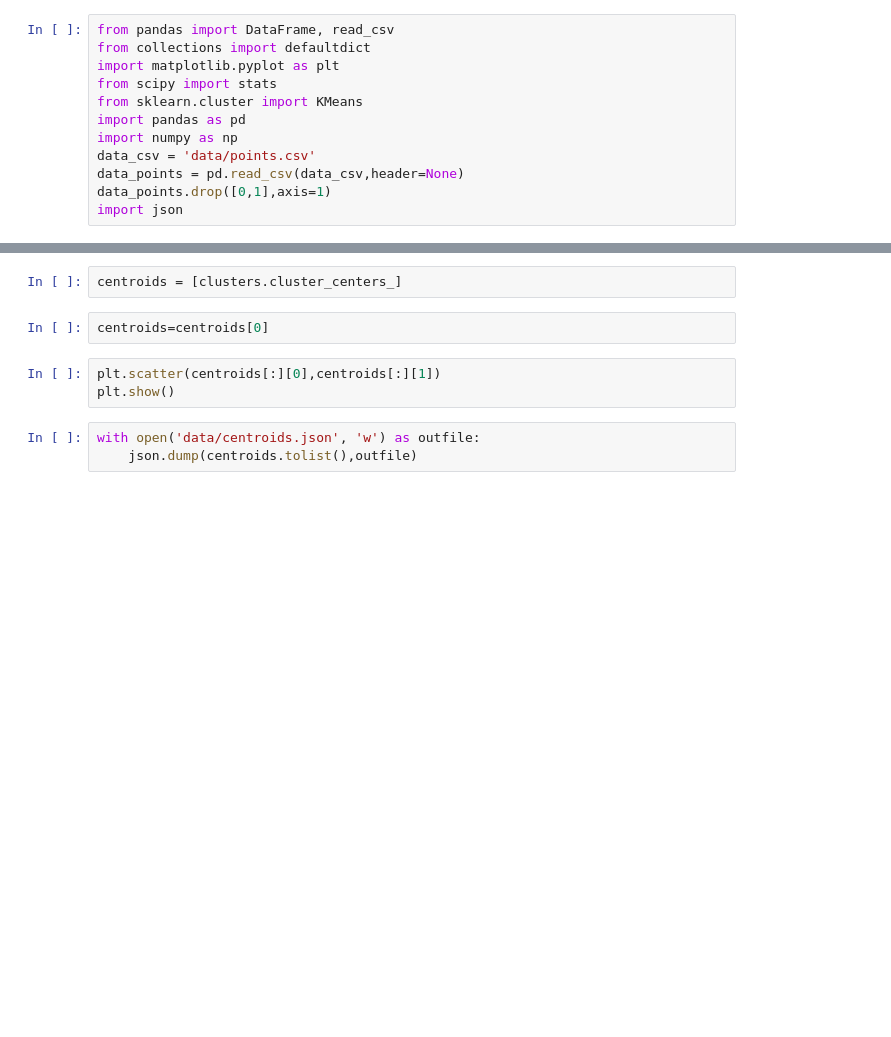
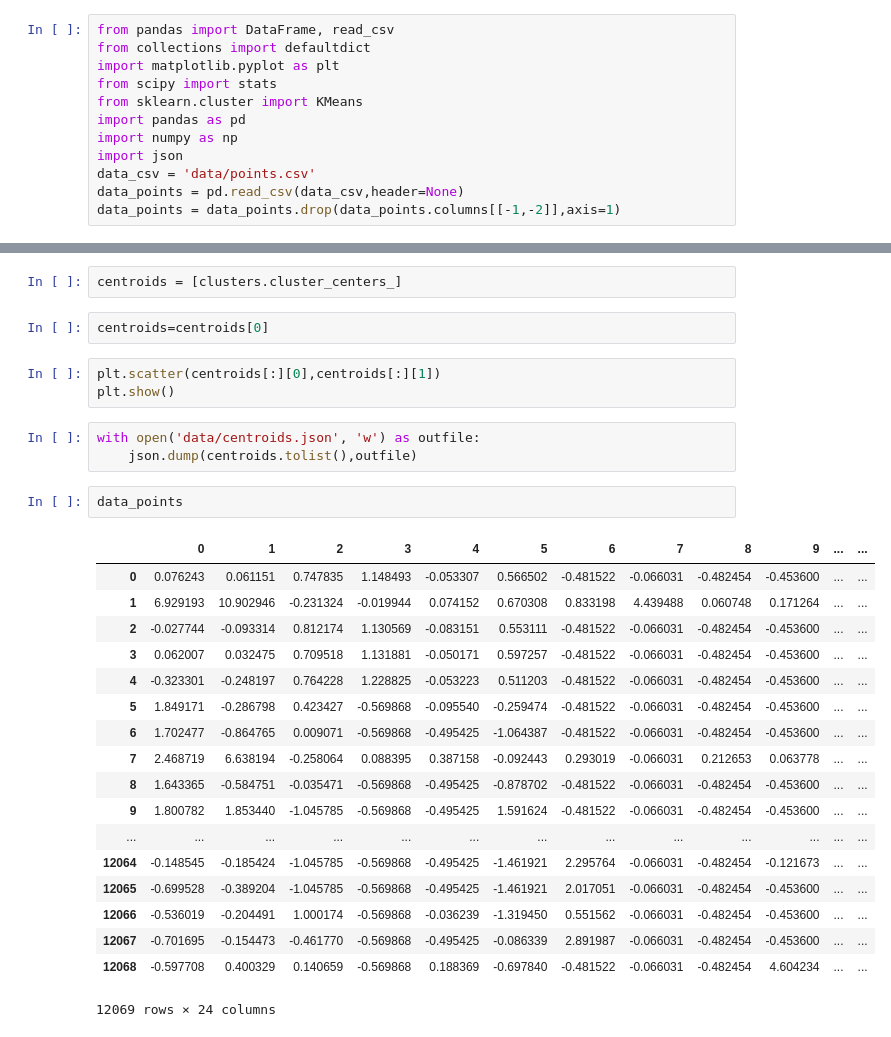
Before and after one commit to OneStone2/mcmc_growth, a Jupyter notebook: cluster.ipynb, the cells around one changed output, grey strips where cells are left out. Saved outputs shown, nothing was run; the diff lists cells and outputs as text; blank space fills up the shorter version.

```diff
--- a/cluster.ipynb
+++ b/cluster.ipynb
@@ -6,10 +6,10 @@ from scipy import stats
 from sklearn.cluster import KMeans
 import pandas as pd
 import numpy as np
+import json
 data_csv = 'data/points.csv'
 data_points = pd.read_csv(data_csv,header=None)
-data_points.drop([0,1],axis=1)
-import json
+data_points = data_points.drop(data_points.columns[[-1,-2]],axis=1)
 # %%
 weight = np.array([1.0]*len(data_points.columns))
 # %%
@@ -30,3 +30,24 @@ plt.show()
 # %%
 with open('data/centroids.json', 'w') as outfile:
     json.dump(centroids.tolist(),outfile)
+# %%
+data_points
+# %% [output]
+|  | 0 | 1 | 2 | 3 | 4 | 5 | 6 | 7 | 8 | 9 | ... | ... |
+| 0 | 0.076243 | 0.061151 | 0.747835 | 1.148493 | -0.053307 | 0.566502 | -0.481522 | -0.066031 | -0.482454 | -0.453600 | ... | ... |
+| 1 | 6.929193 | 10.902946 | -0.231324 | -0.019944 | 0.074152 | 0.670308 | 0.833198 | 4.439488 | 0.060748 | 0.171264 | ... | ... |
+| 2 | -0.027744 | -0.093314 | 0.812174 | 1.130569 | -0.083151 | 0.553111 | -0.481522 | -0.066031 | -0.482454 | -0.453600 | ... | ... |
+| 3 | 0.062007 | 0.032475 | 0.709518 | 1.131881 | -0.050171 | 0.597257 | -0.481522 | -0.066031 | -0.482454 | -0.453600 | ... | ... |
+| 4 | -0.323301 | -0.248197 | 0.764228 | 1.228825 | -0.053223 | 0.511203 | -0.481522 | -0.066031 | -0.482454 | -0.453600 | ... | ... |
+| 5 | 1.849171 | -0.286798 | 0.423427 | -0.569868 | -0.095540 | -0.259474 | -0.481522 | -0.066031 | -0.482454 | -0.453600 | ... | ... |
+| 6 | 1.702477 | -0.864765 | 0.009071 | -0.569868 | -0.495425 | -1.064387 | -0.481522 | -0.066031 | -0.482454 | -0.453600 | ... | ... |
+| 7 | 2.468719 | 6.638194 | -0.258064 | 0.088395 | 0.387158 | -0.092443 | 0.293019 | -0.066031 | 0.212653 | 0.063778 | ... | ... |
+| 8 | 1.643365 | -0.584751 | -0.035471 | -0.569868 | -0.495425 | -0.878702 | -0.481522 | -0.066031 | -0.482454 | -0.453600 | ... | ... |
+| 9 | 1.800782 | 1.853440 | -1.045785 | -0.569868 | -0.495425 | 1.591624 | -0.481522 | -0.066031 | -0.482454 | -0.453600 | ... | ... |
+| ... | ... | ... | ... | ... | ... | ... | ... | ... | ... | ... | ... | ... |
+| 12064 | -0.148545 | -0.185424 | -1.045785 | -0.569868 | -0.495425 | -1.461921 | 2.295764 | -0.066031 | -0.482454 | -0.121673 | ... | ... |
+| 12065 | -0.699528 | -0.389204 | -1.045785 | -0.569868 | -0.495425 | -1.461921 | 2.017051 | -0.066031 | -0.482454 | -0.453600 | ... | ... |
+| 12066 | -0.536019 | -0.204491 | 1.000174 | -0.569868 | -0.036239 | -1.319450 | 0.551562 | -0.066031 | -0.482454 | -0.453600 | ... | ... |
+| 12067 | -0.701695 | -0.154473 | -0.461770 | -0.569868 | -0.495425 | -0.086339 | 2.891987 | -0.066031 | -0.482454 | -0.453600 | ... | ... |
+| 12068 | -0.597708 | 0.400329 | 0.140659 | -0.569868 | 0.188369 | -0.697840 | -0.481522 | -0.066031 | -0.482454 | 4.604234 | ... | ... |
+12069 rows × 24 columns
```
Also changed, not shown: parts of 1 cell of this notebook, 1 other file.
